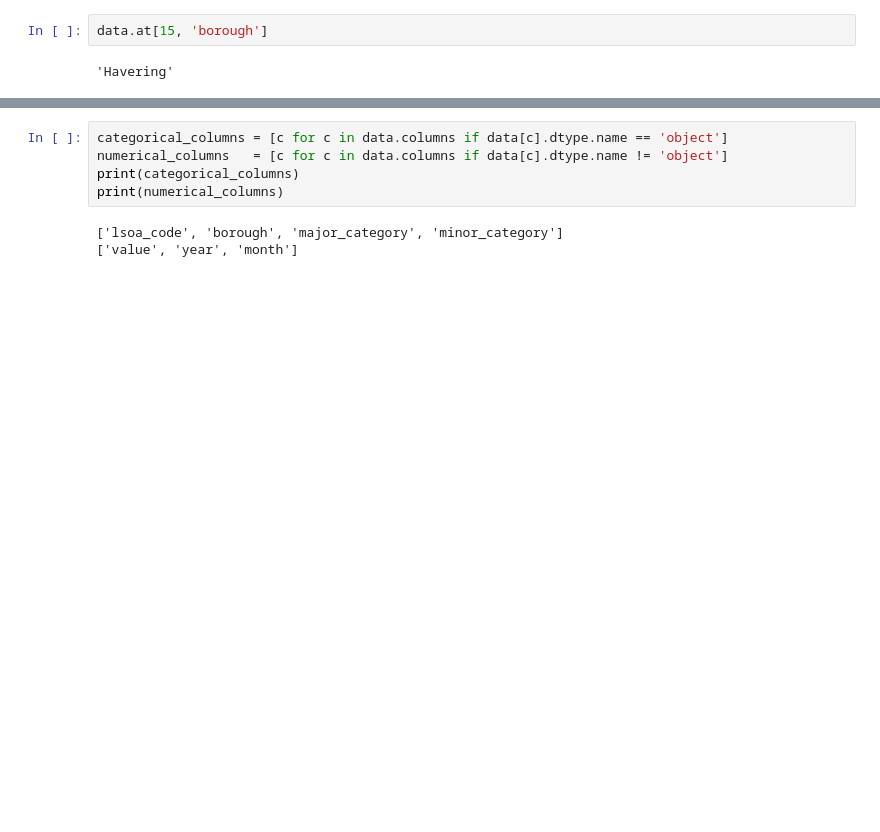
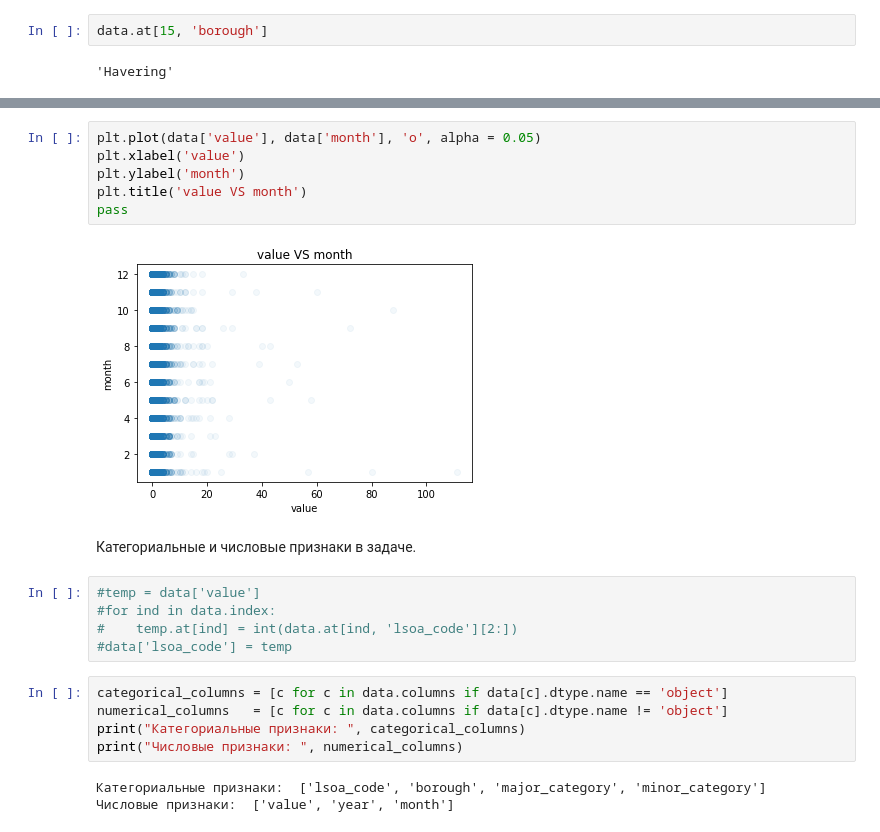
Before and after one commit to GorozhaninMihail/Machine-Learning, a Jupyter notebook: Ml.ipynb, the cells around one changed output, grey strips where cells are left out. Saved outputs shown, nothing was run; the diff lists cells and outputs as text; blank space fills up the shorter version.

```diff
--- a/Ml.ipynb
+++ b/Ml.ipynb
@@ -140,8 +142,23 @@ pass
+# %%
+plt.plot(data['value'], data['month'], 'o', alpha = 0.05)
+plt.xlabel('value')
+plt.ylabel('month')
+plt.title('value VS month')
+pass
+# %% [output]
+[figure, added]
+# %% [markdown]
+Категориальные и числовые признаки в задаче.
+# %%
+#temp = data['value']
+#for ind in data.index:
+#    temp.at[ind] = int(data.at[ind, 'lsoa_code'][2:])
+#data['lsoa_code'] = temp
 # %%
 categorical_columns = [c for c in data.columns if data[c].dtype.name == 'object']
 numerical_columns   = [c for c in data.columns if data[c].dtype.name != 'object']
-print(categorical_columns)
-print(numerical_columns)
+print("Категориальные признаки: ", categorical_columns)
+print("Числовые признаки: ", numerical_columns)
 # %% [output]
-['lsoa_code', 'borough', 'major_category', 'minor_category']
-['value', 'year', 'month']
+Категориальные признаки:  ['lsoa_code', 'borough', 'major_category', 'minor_category']
+Числовые признаки:  ['value', 'year', 'month']
```
Also changed, not shown: parts of 65 cells of this notebook.
